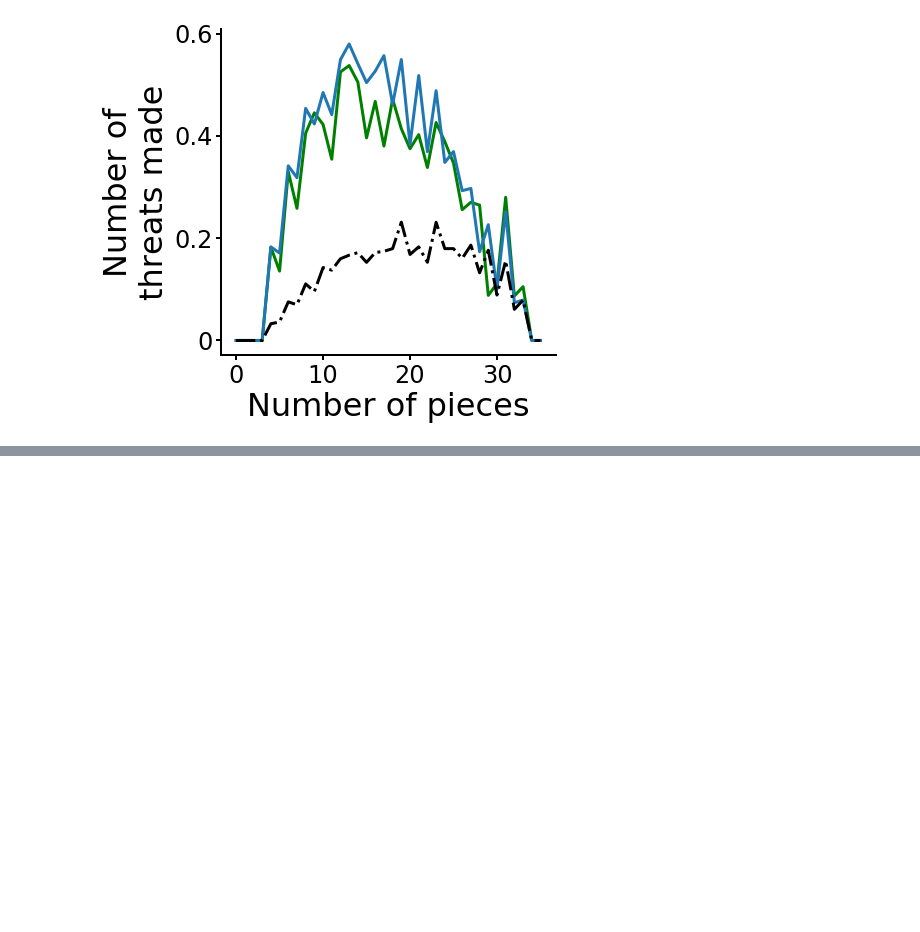
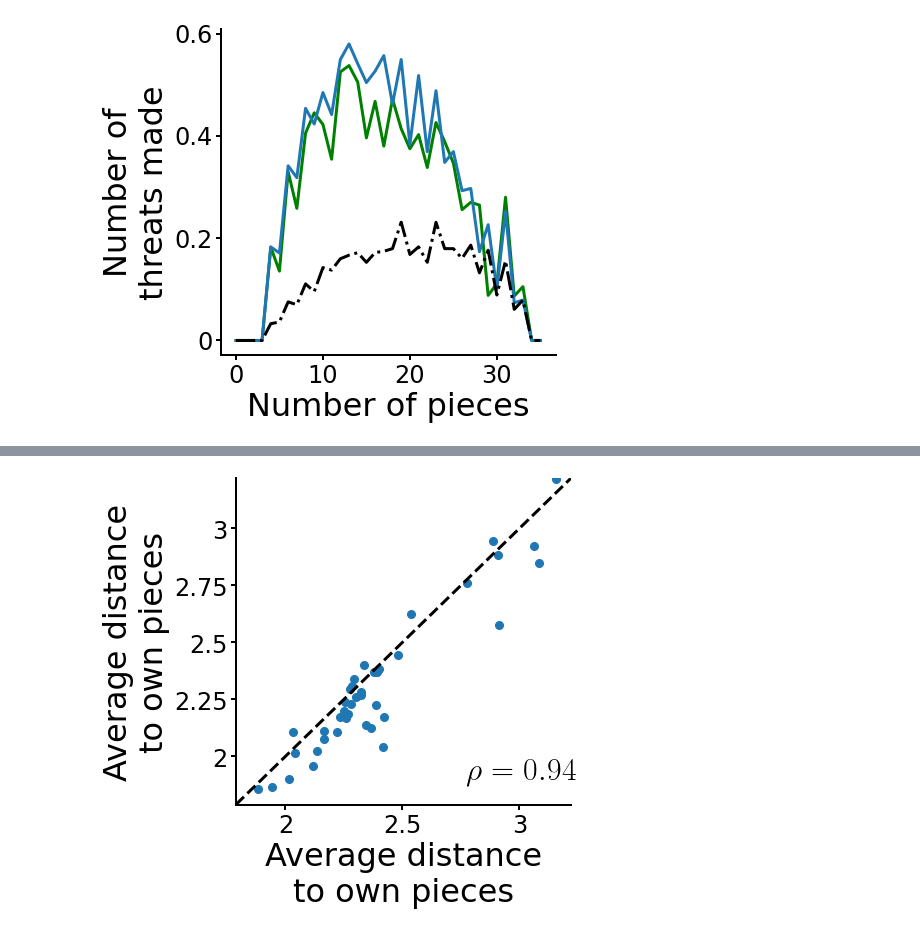
Before and after one commit to basvanopheusden/fourinarow, a Jupyter notebook: Analysis notebooks/new/Summary statistics.ipynb, the cells around one changed output, grey strips where cells are left out. Cells and saved outputs as stored; diff of their text form; code cells hidden in the pictures; blank space fills up the shorter version.

```diff
--- a/Analysis notebooks/new/Summary statistics.ipynb
+++ b/Analysis notebooks/new/Summary statistics.ipynb
@@ -119,0 +146,4 @@ plot_summary_by_npieces(8,False)
+# %%
+plot_summary_sub(1)
+# %% [output]
+[figure, added]
```
Also changed, not shown: parts of 14 cells of this notebook, 7 other files.
